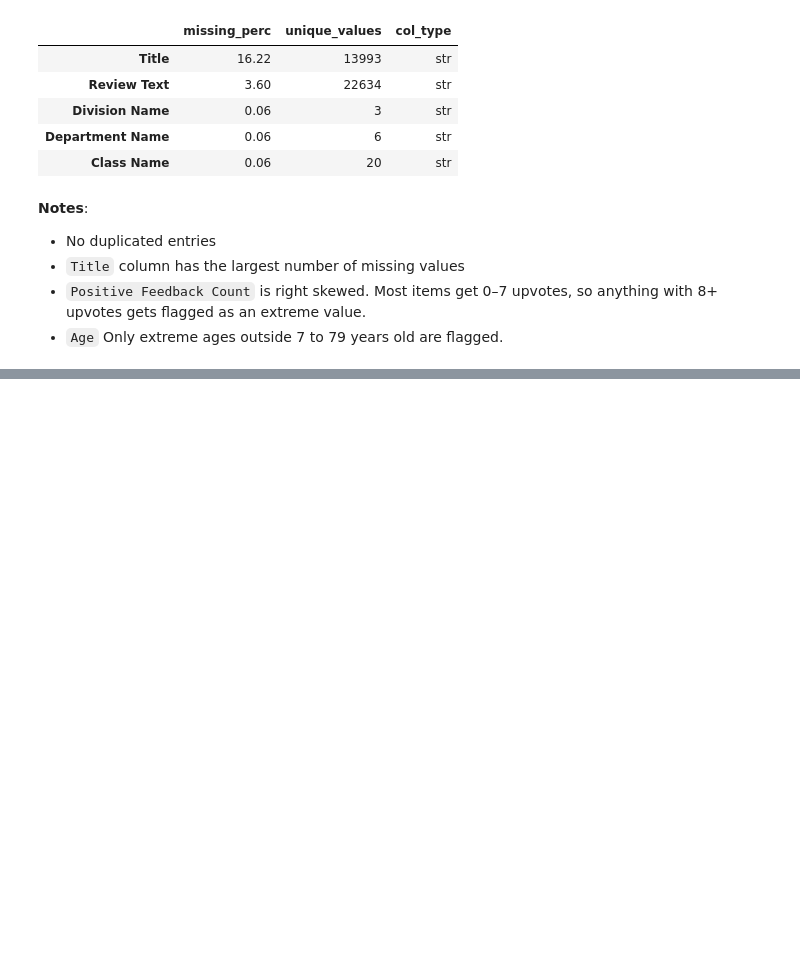
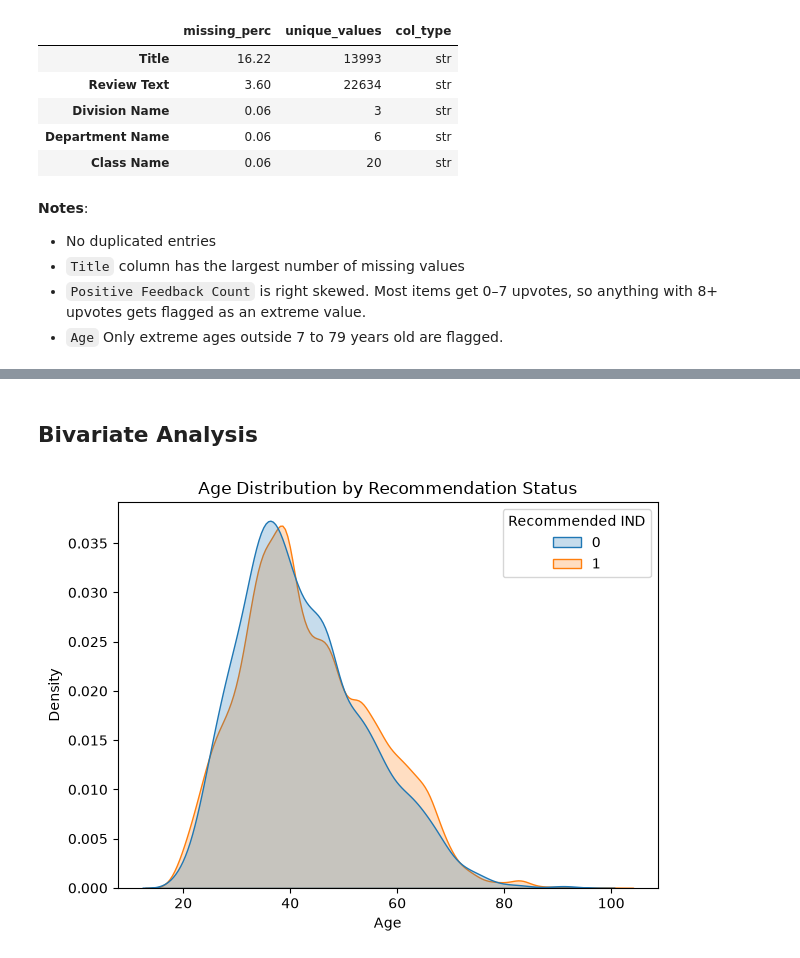
Before and after one commit to yousssef96/E-Commerce-Clothing-Reviews, a Jupyter notebook: notebooks/sentiment_analysis.ipynb, the cells around one changed output, grey strips where cells are left out. Drawn from its saved outputs; the diff is of its cells as text; code cells hidden in the pictures; blank space fills up the shorter version.

```diff
--- a/notebooks/sentiment_analysis.ipynb
+++ b/notebooks/sentiment_analysis.ipynb
@@ -114,0 +149,9 @@ Number of duplicates entires : 0
+# %% [markdown]
+## Bivariate Analysis
+# %%
+sns.kdeplot(data=df, x='Age', hue='Recommended IND', common_norm=False, fill=True)
+plt.title("Age Distribution by Recommendation Status")
+plt.tight_layout()
+plt.show()
+# %% [output]
+[figure, added]
```
Also changed, not shown: parts of 12 cells of this notebook.
